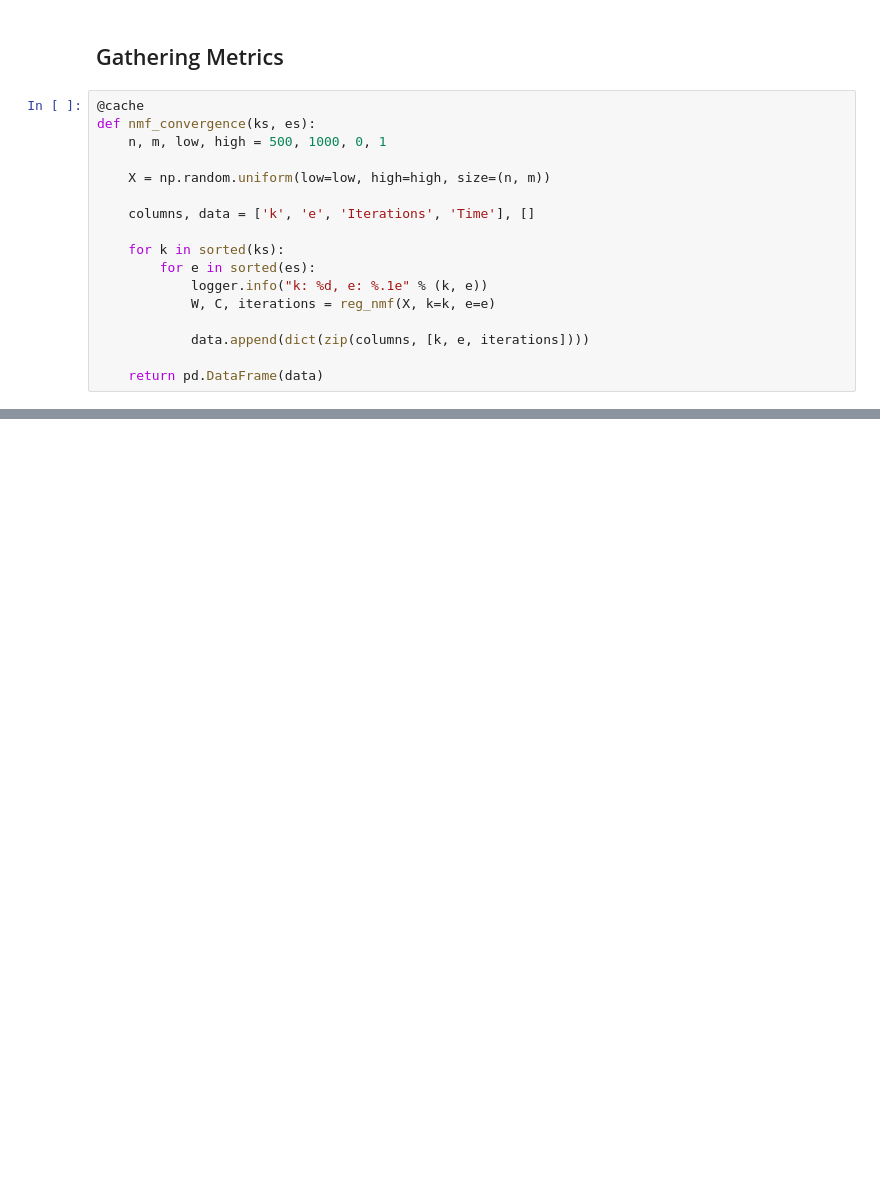
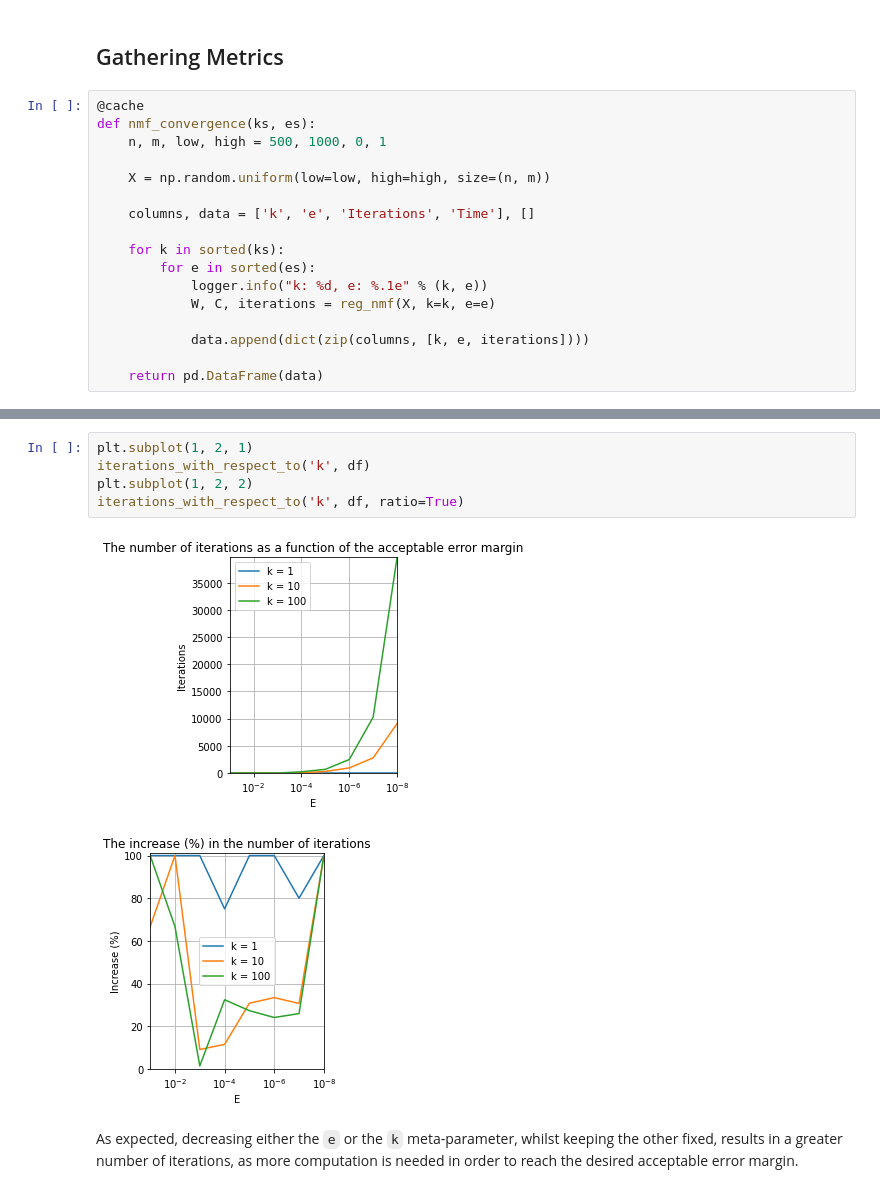
Before and after one commit to billsioros/machine-learning, a Jupyter notebook: sioros_1115201500144.ipynb, the cells around one changed output, grey strips where cells are left out. Cells and saved outputs as stored; diff of their text form; blank space fills up the shorter version.

```diff
--- a/sioros_1115201500144.ipynb
+++ b/sioros_1115201500144.ipynb
@@ -446,0 +514,10 @@ iterations_with_respect_to('k', df)
+# %%
+plt.subplot(1, 2, 1)
+iterations_with_respect_to('k', df)
+plt.subplot(1, 2, 2)
+iterations_with_respect_to('k', df, ratio=True)
+# %% [output]
+[figure, added]
+[figure, added]
+# %% [markdown]
+As expected, decreasing either the `e` or the `k` meta-parameter, whilst keeping the other fixed, results in a greater number of iterations, as more computation is needed in order to reach the desired acceptable error margin.
```
Also changed, not shown: parts of 33 cells of this notebook.
